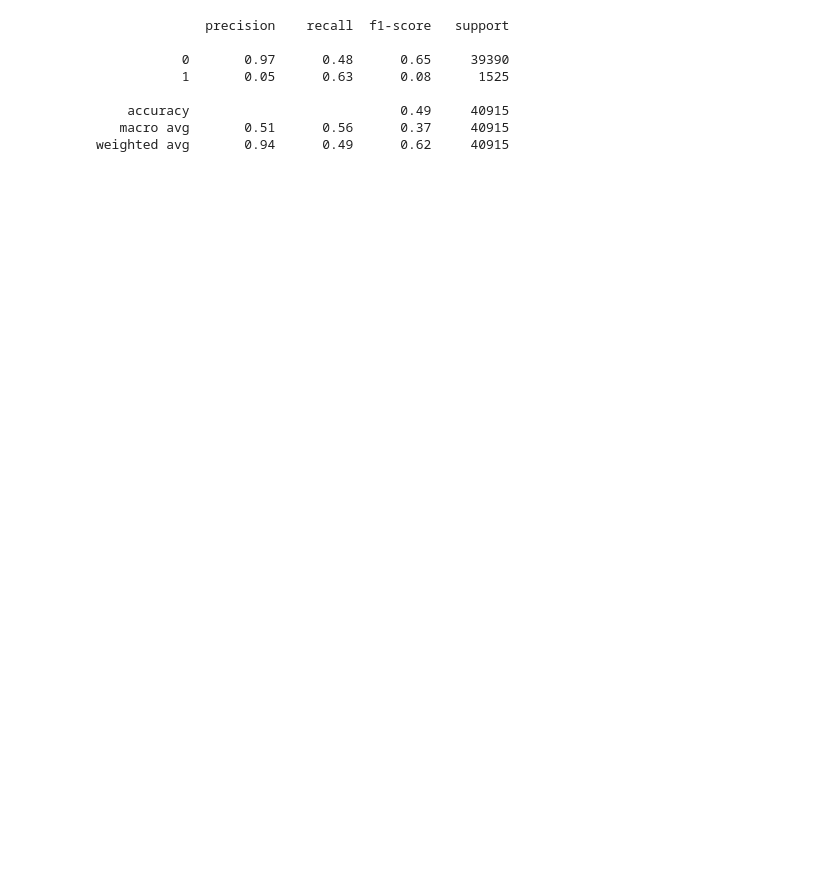
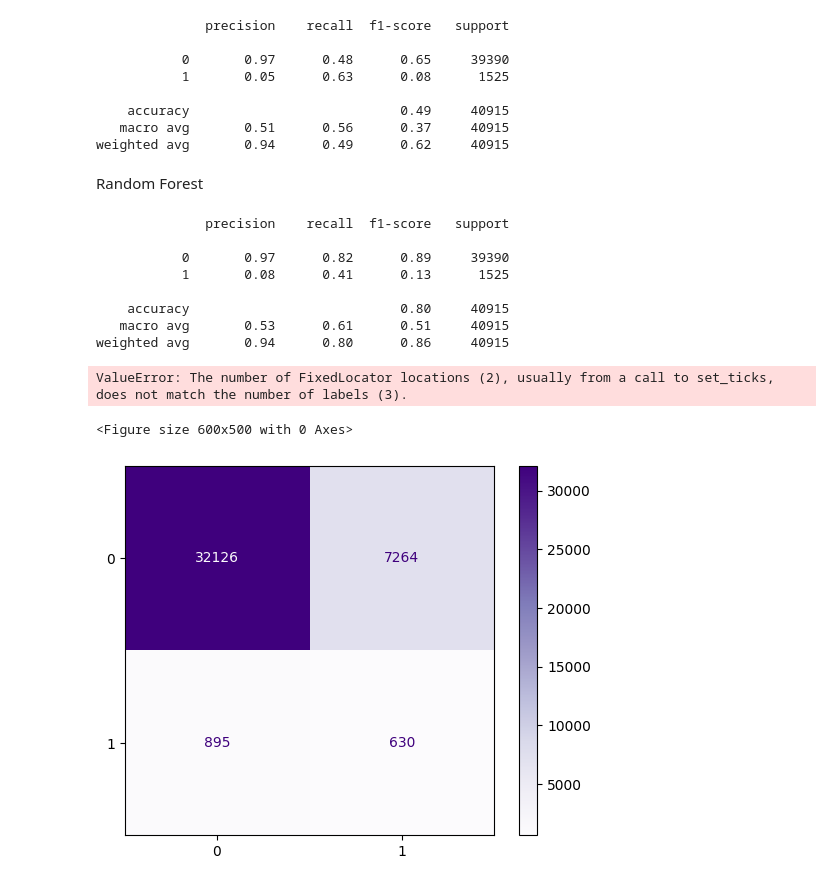
Before and after one commit to MADS-Milestone-2/Galaxy-Classifier, a Jupyter notebook: group-4-first-draft.ipynb, the cells around one changed output. Drawn from its saved outputs; the diff is of its cells as text; code cells hidden in the pictures; blank space fills up the shorter version.

Commit message:
random forest classifier and dynamic confusion matrix

```diff
--- a/group-4-first-draft.ipynb
+++ b/group-4-first-draft.ipynb
@@ -519,7 +522,7 @@ features = [
     'y_cmodel_mag'
 ]
 
-model_df = df[feature_cols + ['galaxy_type']].dropna()
+model_df = df[features + ['galaxy_type']].dropna()
 
 X = model_df[features]
 y = model_df['galaxy_type']
@@ -556,3 +559,52 @@ print(classification_report(y_test, y_pred))
     accuracy                           0.49     40915
    macro avg       0.51      0.56      0.37     40915
 weighted avg       0.94      0.49      0.62     40915
+# %% [markdown]
+Random Forest
+# %%
+# Rannndom Forest Classifier
+# usefuk for feature importance and non-linear relationships, but can be prone to overfitting if not tuned properly.
+from sklearn.ensemble import RandomForestClassifier
+
+
+rf_pipeline = Pipeline([
+    ('scaler', StandardScaler()),
+    ('model', RandomForestClassifier(
+        n_estimators=100,
+        max_depth=15,
+        class_weight='balanced',
+        random_state=42,
+        n_jobs=-1
+    ))
+])
+
+rf_pipeline.fit(X_train, y_train)
+y_pred_rf = rf_pipeline.predict(X_test)
+
+print(classification_report(y_test, y_pred_rf))
+
+cm_rf = confusion_matrix(y_test, y_pred_rf)
+plt.figure(figsize=(6, 5))
+disp = ConfusionMatrixDisplay(
+    confusion_matrix=cm_rf,
+    display_labels=['Spiral', 'Elliptical', 'Irregular']
+)
+
+
+disp.plot(cmap='Purples', values_format='d')
+plt.title("Random Forest: Galaxy Morphology Classification Matrix", fontsize=13, pad=12)
+plt.grid(False)
+plt.tight_layout()
+plt.show()
+# %% [output]
+              precision    recall  f1-score   support
+
+           0       0.97      0.82      0.89     39390
+           1       0.08      0.41      0.13      1525
+
+    accuracy                           0.80     40915
+   macro avg       0.53      0.61      0.51     40915
+weighted avg       0.94      0.80      0.86     40915
+ValueError: The number of FixedLocator locations (2), usually from a call to set_ticks, does not match the number of labels (3).
+<Figure size 600x500 with 0 Axes>
+[figure, added]
```
Also changed, not shown: parts of 8 cells of this notebook, 1 other file.
